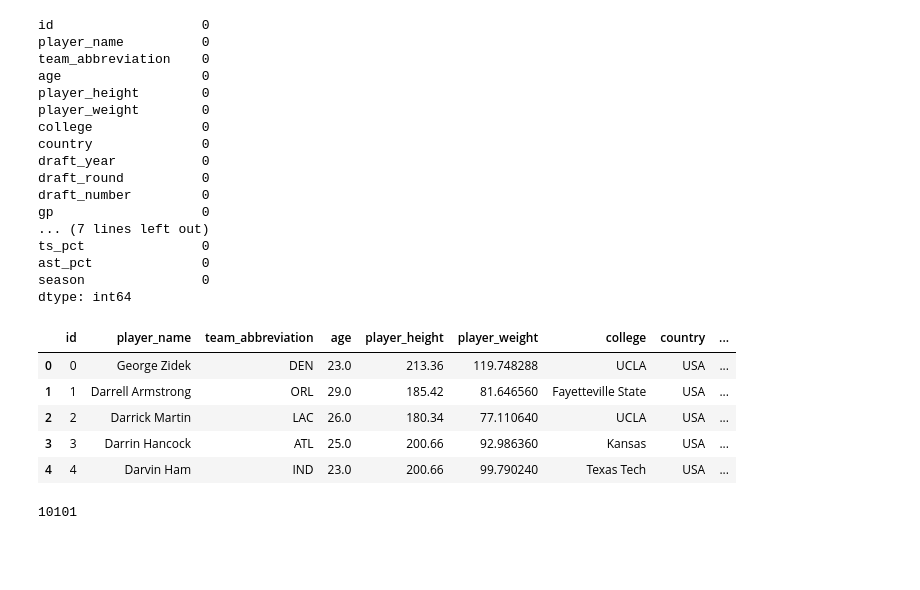
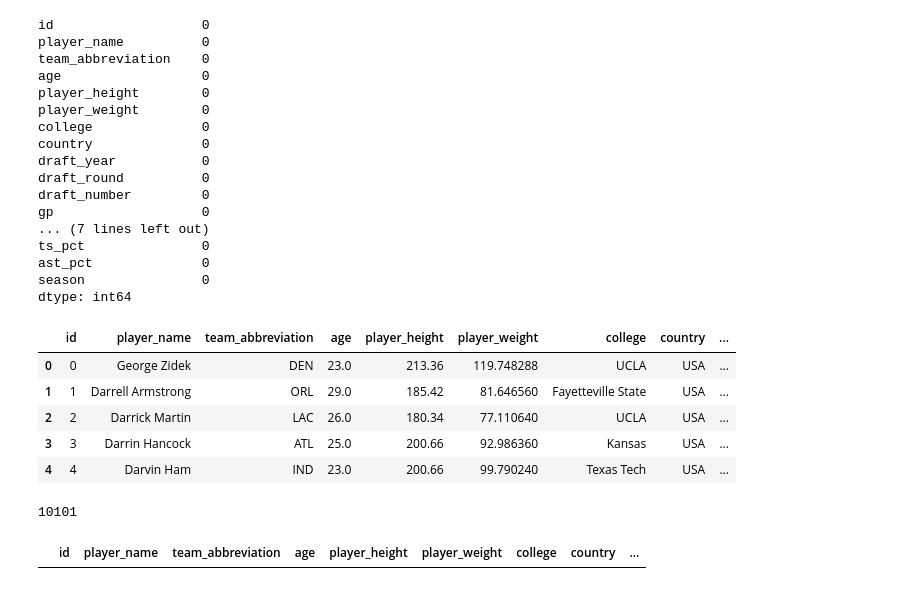
Before and after one commit to cristianosps/Introducao_Ciencia_de_Dados, a Jupyter notebook: Interpretacao_Estatistica_NBA_1996_2016.ipynb, the cells around one changed output. Drawn from its saved outputs; the diff is of its cells as text; code cells hidden in the pictures; blank space fills up the shorter version.

```diff
--- a/Interpretacao_Estatistica_NBA_1996_2016.ipynb
+++ b/Interpretacao_Estatistica_NBA_1996_2016.ipynb
@@ -223,3 +262,10 @@ dataset1.head()
 len(dataset1)
 # %% [output]
 10101
+# %%
+# Visualizando de possíveis dados duplicados para Base de Dados
+# A base de dados utilizada não precisará ser alterada/ manipulada por conter dados duplicados, preservando assim a quantidade de registros
+
+dataset1[dataset1.duplicated(keep=False)]
+# %% [output]
+|  | id | player_name | team_abbreviation | age | player_height | player_weight | college | country | ... |
```
Also changed, not shown: parts of 20 cells of this notebook.
